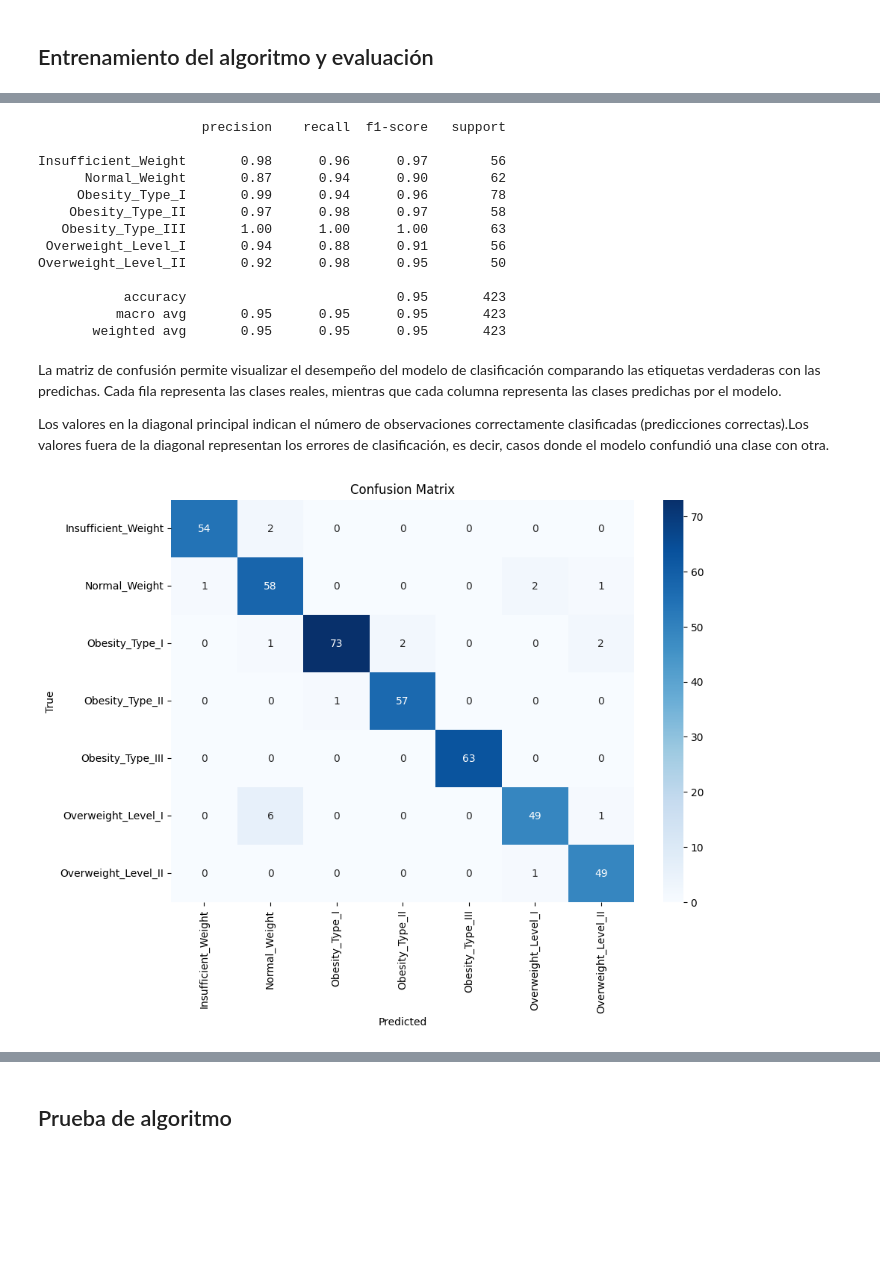
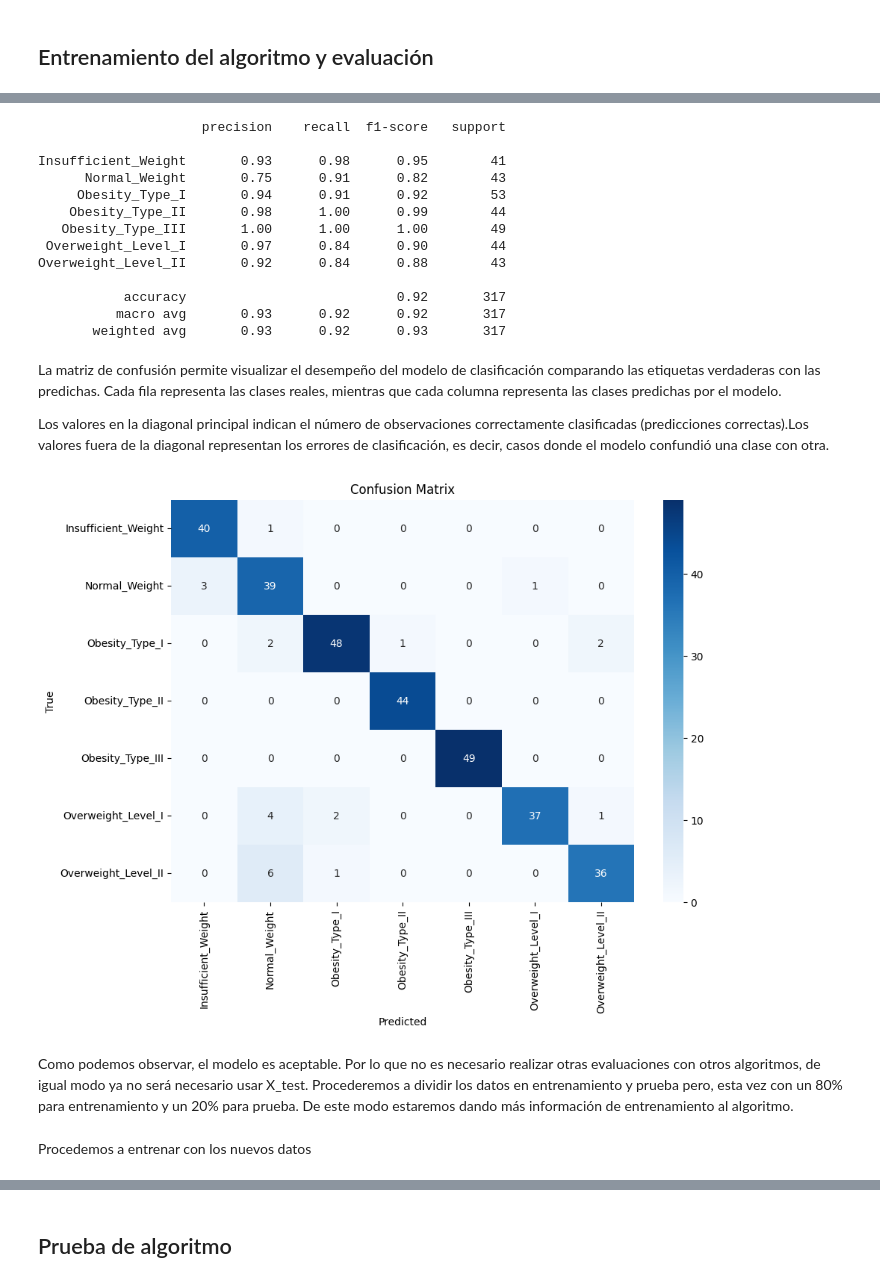
Before and after one commit to gabo196/MLOps_Equipo60, a Jupyter notebook: index.ipynb, the cells around one changed output, grey strips where cells are left out. Saved outputs shown, nothing was run; the diff lists cells and outputs as text; code cells hidden in the pictures; blank space fills up the shorter version.

Commit message:
refactor: Implement pipeline

```diff
--- a/index.ipynb
+++ b/index.ipynb
@@ -143,0 +153,5 @@ X_test_scaled = scaler.transform(X_test)
+# %%
+pipeline = Pipeline([
+	("preprocessor", preprocessor),
+	("model", model)
+])
@@ -143,0 +160,7 @@ X_test_scaled = scaler.transform(X_test)
+# %%
+X_train, X_temp, y_train, y_temp = train_test_split(X, y, test_size=0.3, random_state=12, stratify=y)
+X_val, X_test, y_val, y_test = train_test_split(X_temp, y_temp, test_size=0.5, random_state=12, stratify=y_temp)
+
+print("Tamaño de Xtrain:", X_train.shape)
+print("Tamaño de Xval:", X_val.shape)
+print("Tamaño de Xtest:", X_test.shape)
@@ -143,0 +171,2 @@ X_test_scaled = scaler.transform(X_test)
+# %%
+pipeline.fit(X_train, y_train)
@@ -144,35 +187,34 @@ X_test_scaled = scaler.transform(X_test)
 # %%
-model = RandomForestClassifier(random_state=42)
-model.fit(X_train_scaled, y_train)
-
-y_pred = model.predict(X_test_scaled)
-print(classification_report(y_test, y_pred, target_names=le.classes_))
+y_pred_val = pipeline.predict(X_val)
+print(classification_report(y_val, y_pred_val, target_names=le.classes_))
 # %% [output]
                      precision    recall  f1-score   support
 
-Insufficient_Weight       0.98      0.96      0.97        56
-      Normal_Weight       0.87      0.94      0.90        62
-     Obesity_Type_I       0.99      0.94      0.96        78
-    Obesity_Type_II       0.97      0.98      0.97        58
-   Obesity_Type_III       1.00      1.00      1.00        63
- Overweight_Level_I       0.94      0.88      0.91        56
-Overweight_Level_II       0.92      0.98      0.95        50
+Insufficient_Weight       0.93      0.98      0.95        41
+      Normal_Weight       0.75      0.91      0.82        43
+     Obesity_Type_I       0.94      0.91      0.92        53
+    Obesity_Type_II       0.98      1.00      0.99        44
+   Obesity_Type_III       1.00      1.00      1.00        49
+ Overweight_Level_I       0.97      0.84      0.90        44
+Overweight_Level_II       0.92      0.84      0.88        43
 
-           accuracy                           0.95       423
-          macro avg       0.95      0.95      0.95       423
-       weighted avg       0.95      0.95      0.95       423
+           accuracy                           0.92       317
+          macro avg       0.93      0.92      0.92       317
+       weighted avg       0.93      0.92      0.93       317
 # %% [markdown]
 La matriz de confusión permite visualizar el desempeño del modelo de clasificación comparando las etiquetas verdaderas con las predichas. Cada fila representa las clases reales, mientras que cada columna representa las clases predichas por el modelo.
 
 Los valores en la diagonal principal indican el número de observaciones correctamente clasificadas (predicciones correctas).Los valores fuera de la diagonal representan los errores de clasificación, es decir, casos donde el modelo confundió una clase con otra.
 # %%
-cm = confusion_matrix(y_test, y_pred)
+cm = confusion_matrix(y_val, y_pred_val)
 
 plt.figure(figsize=(10, 7))
 sns.heatmap(cm, annot=True, fmt='d', cmap='Blues', xticklabels=le.classes_, yticklabels=le.classes_)
 plt.xlabel('Predicted')
 plt.ylabel('True')
 plt.title('Confusion Matrix')
 plt.show()
 # %% [output]
-[figure, old version]
+[figure, new version]
+# %% [markdown]
+Como podemos observar, el modelo es aceptable. Por lo que no es necesario realizar otras evaluaciones con otros algoritmos, de igual modo ya no será necesario usar X_test. Procederemos a dividir los datos en entrenamiento y prueba pero, esta vez con un 80% para entrenamiento y un 20% para prueba. De este modo estaremos dando más información de entrenamiento al algoritmo.
@@ -178,0 +223,2 @@ plt.show()
+# %% [markdown]
+Procedemos a entrenar con los nuevos datos
```
Also changed, not shown: parts of 43 cells of this notebook.
